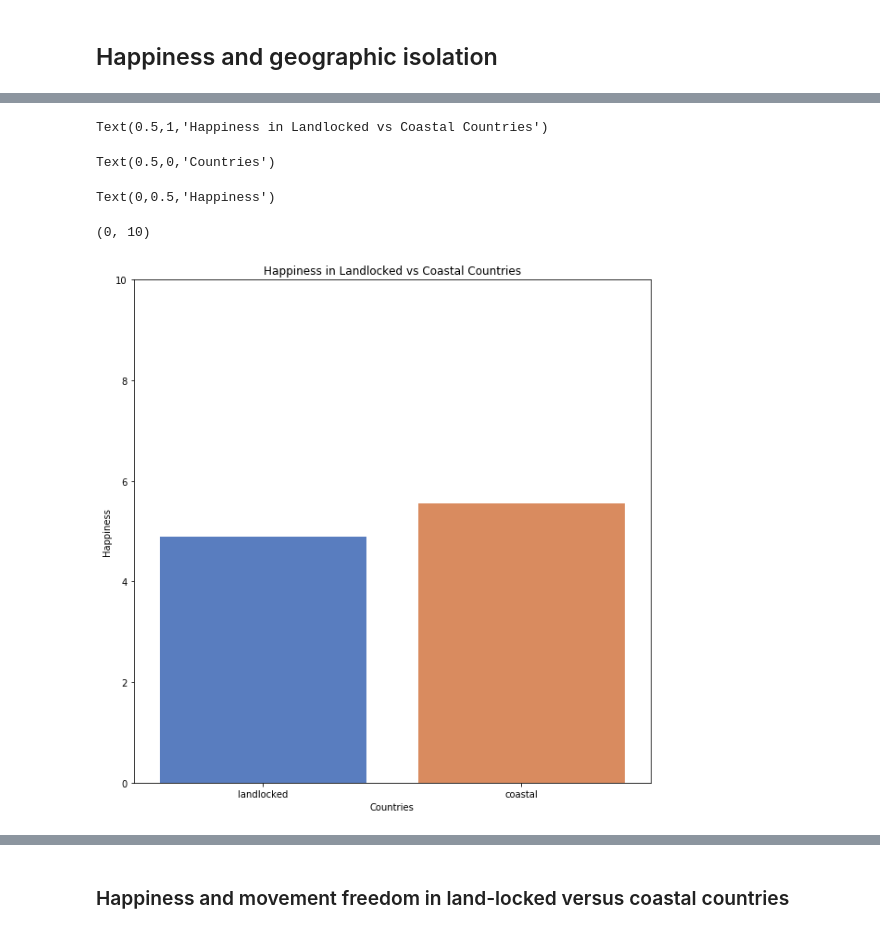
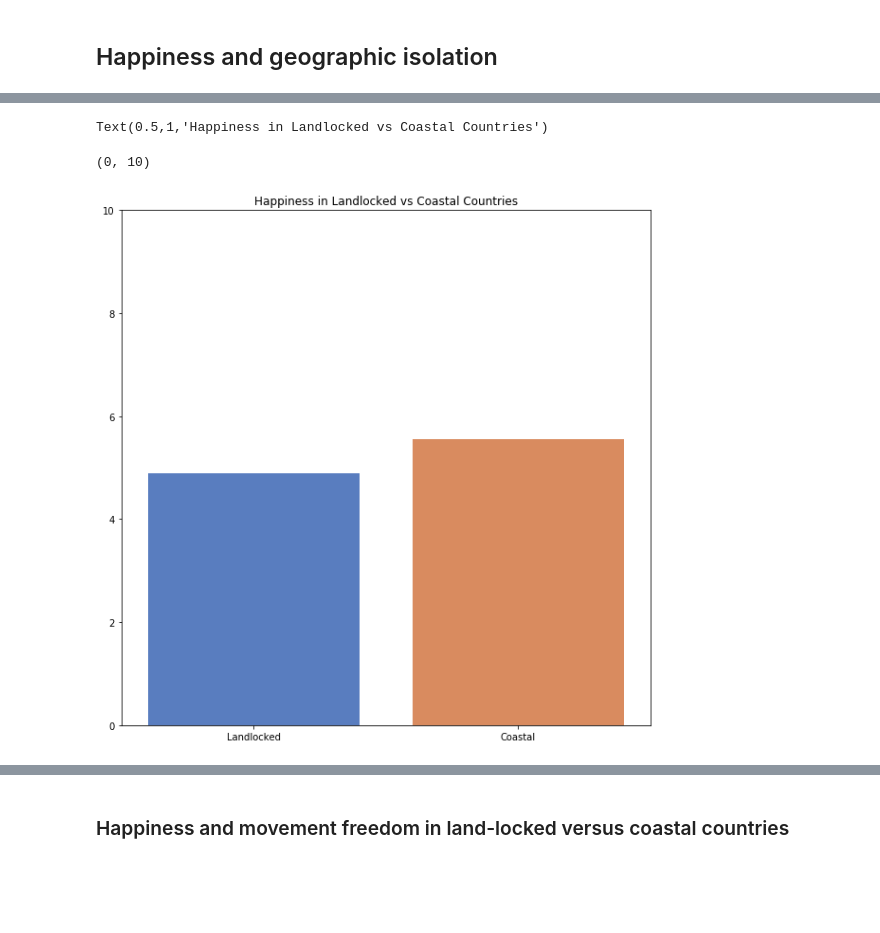
Before and after one commit to jbratcher/happiness_and_freedom, a Jupyter notebook: Happiness_Freedom.ipynb, the cells around one changed output, grey strips where cells are left out. Drawn from its saved outputs; the diff is of its cells as text; code cells hidden in the pictures; blank space fills up the shorter version.

Commit message:
cleaned up dataframe column names, and axis labels

```diff
--- a/Happiness_Freedom.ipynb
+++ b/Happiness_Freedom.ipynb
@@ -141,25 +107,20 @@ Let's look at how the top 10 and bottom 10 countries compare in level of happine
 So that we can consider both the overall happiness and freedom scores for each country, we will create a Happiness/Freedom Index by getting the mean of the 2 scores.
 # %%
 hf_wh_scores_reset = hf_wh_scores.reset_index()
-hf_wh_scores_by_country_raw = hf_wh_scores_reset.sort_values(by=['hp_score'], ascending=False)
-hf_wh_scores_by_country_raw["hap_free_score"] = hf_wh_scores_by_country_raw.mean(axis=1)
+hf_wh_scores_by_country_raw = hf_wh_scores_reset.sort_values(by=['Happiness'], ascending=False)
+hf_wh_scores_by_country_raw["Combined Score"] = hf_wh_scores_by_country_raw.mean(axis=1)
 hf_wh_scores_by_country_top = hf_wh_scores_by_country_raw[:9].round(2)
 hf_wh_scores_by_country_bottom = hf_wh_scores_by_country_raw[-9:].round(2)
 
-hf_wh_scores_by_country_top.describe()
-hf_wh_scores_by_country_bottom.describe()
-
 fig, (ax1, ax2) = plt.subplots(1, 2, figsize=(20, 5))
-ax1 = sns.barplot(x="countries", y="hap_free_score", data=hf_wh_scores_by_country_top, ax=ax1)
-ax2 = sns.barplot(x="countries", y="hap_free_score", data=hf_wh_scores_by_country_bottom, ax=ax2)
+ax1 = sns.barplot(x="Country", y="Combined Score", data=hf_wh_scores_by_country_top, ax=ax1)
+ax2 = sns.barplot(x="Country", y="Combined Score", data=hf_wh_scores_by_country_bottom, ax=ax2)
 ax1.set_title("Top 10 HFI Countries")
-ax1.set_xlabel("Country")
-ax1.set_xticklabels(hf_wh_scores_by_country_top["countries"])
+ax1.set_xticklabels(hf_wh_scores_by_country_top["Country"])
 ax1.set_ylabel("HFI Score")
 ax1.set_ylim(0,10)
 ax2.set_title("Bottom 10 HFI Countries")
-ax2.set_xlabel("Country")
-ax2.set_xticklabels(hf_wh_scores_by_country_bottom["countries"])
+ax2.set_xticklabels(hf_wh_scores_by_country_bottom["Country"])
 ax2.set_ylabel("HFI Score")
 ax2.set_ylim(0,10)
 # %% [output]
@@ -669,23 +466,20 @@ Domestic travel has the strongest correlation with happiness which seems to be a
 land_locked_countries = pd.Series(["Afghanistan", "Andorra", "Armenia", "Artsakh", "Austria", "Azerbaijan", "Belarus", "Bhutan", "Bolivia", "Botswana", "Burkina Faso", "Burundi", "Central African Republic", "Chad", "Czech Republic", "Ethiopia", "Hungary","Kazakhstan", "Kosovo", "Kyrgyzstan", "Laos", "Lesotho", "Liechtenstein", "Luxembourg", "Macedonia", "Malawi", "Mali", "Moldova", "Mongolia", "Nepal", "Niger", "Paraguay", "Rwanda", "San Marino" , "Serbia", "Slovakia", "South Ossetia", "South Sudan", "Swaziland", "Switzerland","Tajikistan", "Transnistria", "Turkmenistan", "Uganda", "Uzbekistan","Vatican City", "West Bank", "Zambia", "Zimbabwe"])
 # %%
 # create list of land-locked countries and coastal countries
-landlocked_happiness = hf_wh_scores_by_country_raw.loc[hf_wh_scores_by_country_raw["countries"].isin(land_locked_countries)]
-coastal_happiness = hf_wh_scores_by_country_raw.loc[~hf_wh_scores_by_country_raw["countries"].isin(land_locked_countries)]
+landlocked_happiness = hf_wh_scores_by_country_raw.loc[hf_wh_scores_by_country_raw["Country"].isin(land_locked_countries)]
+coastal_happiness = hf_wh_scores_by_country_raw.loc[~hf_wh_scores_by_country_raw["Country"].isin(land_locked_countries)]
 
 # combine dataframes
 combined_happiness_raw = pd.concat([landlocked_happiness, coastal_happiness])
-combined_happiness = combined_happiness_raw.drop(columns=["hap_free_score"])
+combined_happiness = combined_happiness_raw.drop(columns=["Combined Score"])
 
 # mark countries as landlocked or coastal
-combined_happiness["geography"] = ""
-combined_happiness["geography"] = np.where(combined_happiness["countries"].isin(land_locked_countries), "Landlocked", "Coastal")
-combined_happiness = combined_happiness.sort_values(by="hp_score").drop(columns=["countries"])
-combined_happiness.head(3)
+combined_happiness["Geography"] = ""
+combined_happiness["Geography"] = np.where(combined_happiness["Country"].isin(land_locked_countries), "Landlocked", "Coastal")
+combined_happiness = combined_happiness.sort_values(by="Happiness").drop(columns=["Country"])
 
 fig, ax = plt.subplots(figsize=(10,10))
-sns.boxplot(x="geography", y="hp_score", data=combined_happiness)
+sns.boxplot(x="Geography", y="Happiness", data=combined_happiness)
 ax.set_title("Happiness range in countries based on geography")
-ax.set_xlabel("Geography")
-ax.set_ylabel("Happiness")
 ax.set_ylim(0, 10)
 # %% [output]
@@ -702,30 +490,26 @@ Text(0,0.5,'Happiness')
 # %%
 # avg happiness in landlocked vs coastal countries
 
-landlocked_happiness_mean = landlocked_happiness["hp_score"].mean()
-coastal_happiness_mean = coastal_happiness["hp_score"].mean()
+landlocked_happiness_mean = landlocked_happiness["Happiness"].mean()
+coastal_happiness_mean = coastal_happiness["Happiness"].mean()
 
 # combine into data array
 
 combined_happiness_mean = pd.DataFrame([landlocked_happiness_mean, coastal_happiness_mean]).T
 
-combined_happiness_mean.columns = ["landlocked", "coastal"]
-combined_happiness_mean.index = ["happiness"]
+combined_happiness_mean.columns = ["Landlocked", "Coastal"]
+combined_happiness_mean.index = ["Happiness"]
 
 # plot
 
 fig, ax = plt.subplots(figsize=(10, 10))
 ax = sns.barplot(data=combined_happiness_mean);
 ax.set_title("Happiness in Landlocked vs Coastal Countries")
-ax.set_xlabel("Countries")
-ax.set_ylabel('Happiness')
 ax.set_ylim(0, 10)
 # %% [output]
 Text(0.5,1,'Happiness in Landlocked vs Coastal Countries')
-Text(0.5,0,'Countries')
+(0, 10)
-Text(0,0.5,'Happiness')
-(0, 10)
-[figure, old version]
+[figure, new version]
 # %%
 # Regplots of happiness and freedom for landlocked vs coastal countries
 
```
Also changed, not shown: parts of 21 cells of this notebook, 2 other files.
